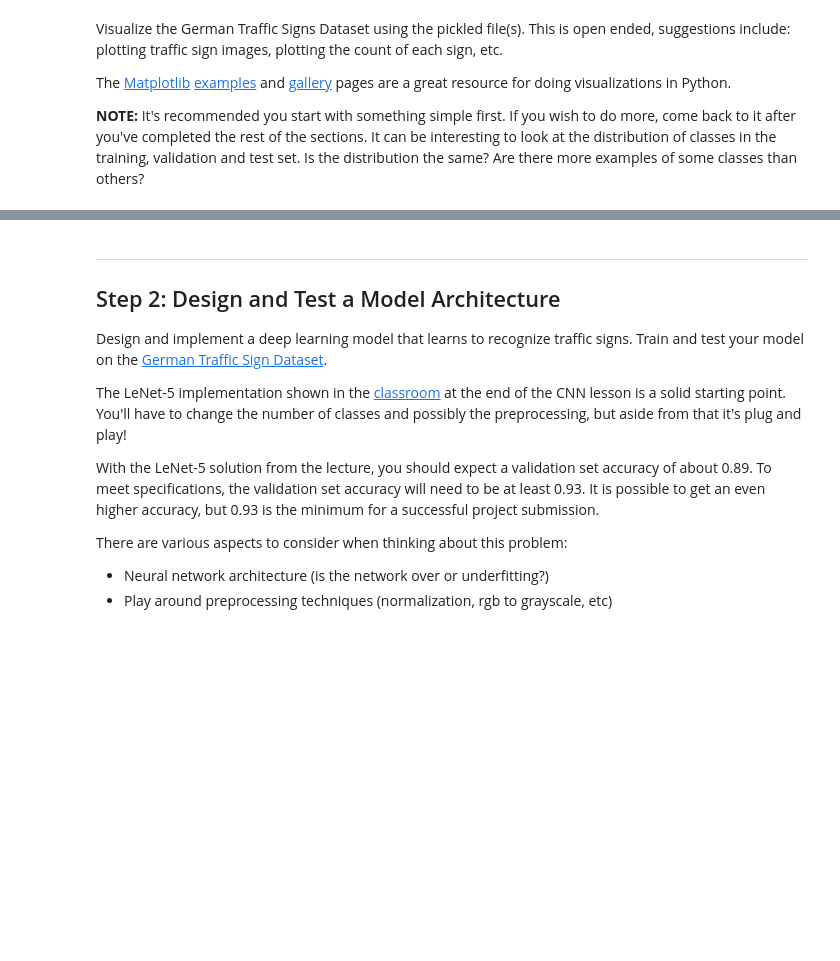
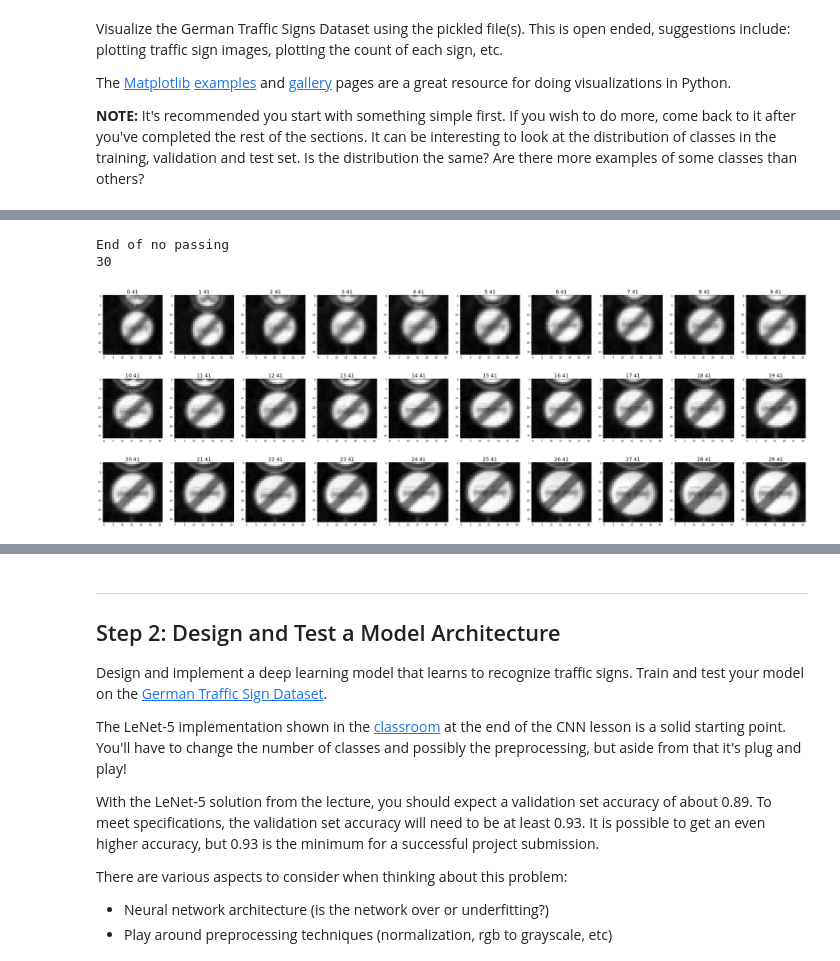
Before and after one commit to magicyuli/CarND-Traffic-Sign-Classifier-Project, a Jupyter notebook: Traffic_Sign_Classifier.ipynb, the cells around one changed output, grey strips where cells are left out. Cells and saved outputs as stored; diff of their text form; code cells hidden in the pictures; blank space fills up the shorter version.

```diff
--- a/Traffic_Sign_Classifier.ipynb
+++ b/Traffic_Sign_Classifier.ipynb
@@ -145,3 +157,9 @@ showImagesOfLabel(X_valid, y_valid, 42)
+# %%
+showImagesOfLabel(X_valid_gray, y_valid, 41, grayscale=True)
+# %% [output]
+End of no passing
+30
+[figure, added]
 # %%
 from collections import defaultdict
 def showLabelDist(y_list, title):
```
Also changed, not shown: parts of 22 cells of this notebook, 12 other files.
